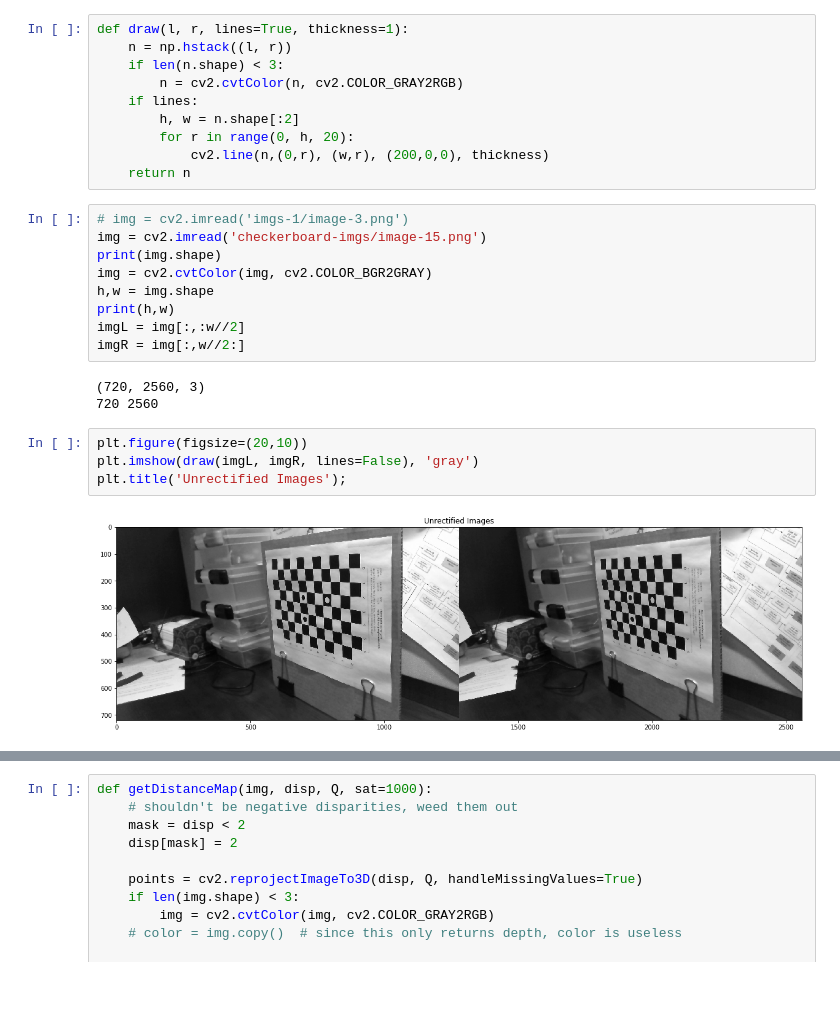
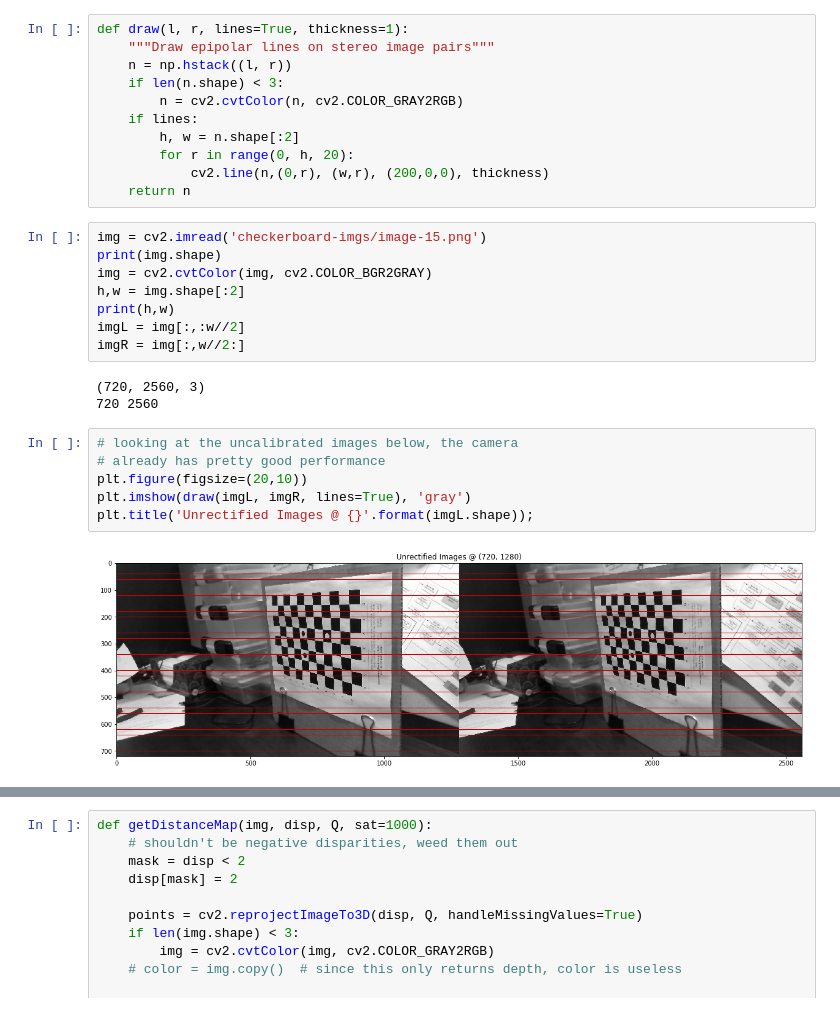
Before and after one commit to walchko/github-blog, a Jupyter notebook: source/blog/Vision/stereo-vision/stereo.ipynb, the cells around one changed output, grey strips where cells are left out. Saved outputs shown, nothing was run; the diff lists cells and outputs as text.

```diff
--- a/source/blog/Vision/stereo-vision/stereo.ipynb
+++ b/source/blog/Vision/stereo-vision/stereo.ipynb
@@ -67,5 +189,6 @@ from mpl_toolkits.mplot3d import Axes3D
 # %%
 def draw(l, r, lines=True, thickness=1):
+    """Draw epipolar lines on stereo image pairs"""
     n = np.hstack((l, r))
     if len(n.shape) < 3:
         n = cv2.cvtColor(n, cv2.COLOR_GRAY2RGB)
@@ -75,11 +198,10 @@ def draw(l, r, lines=True, thickness=1):
             cv2.line(n,(0,r), (w,r), (200,0,0), thickness)
     return n
 # %%
-# img = cv2.imread('imgs-1/image-3.png')
 img = cv2.imread('checkerboard-imgs/image-15.png')
 print(img.shape)
 img = cv2.cvtColor(img, cv2.COLOR_BGR2GRAY)
-h,w = img.shape
+h,w = img.shape[:2]
 print(h,w)
 imgL = img[:,:w//2]
 imgR = img[:,w//2:]
@@ -87,9 +209,11 @@ imgR = img[:,w//2:]
 (720, 2560, 3)
 720 2560
 # %%
+# looking at the uncalibrated images below, the camera
+# already has pretty good performance
 plt.figure(figsize=(20,10))
-plt.imshow(draw(imgL, imgR, lines=False), 'gray')
-plt.title('Unrectified Images');
+plt.imshow(draw(imgL, imgR, lines=True), 'gray')
+plt.title('Unrectified Images @ {}'.format(imgL.shape));
 # %% [output]
-[figure, old version]
+[figure, new version]
 # %%
```
Also changed, not shown: parts of 36 cells of this notebook, 7 other files.
